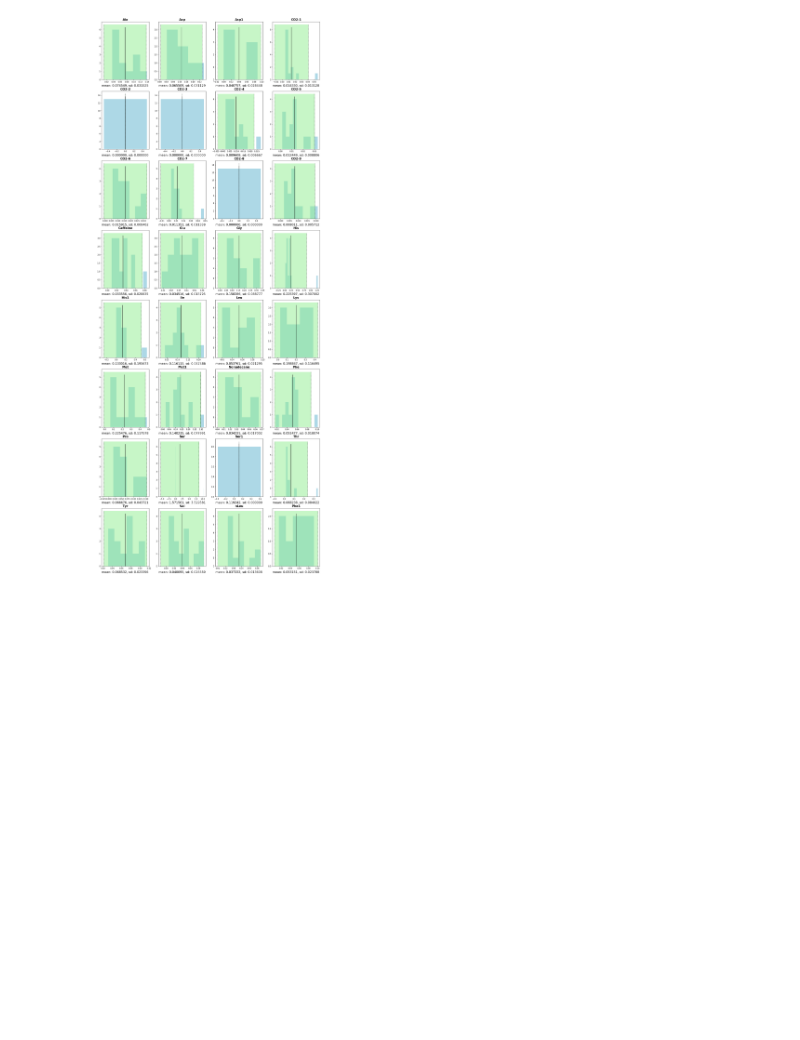
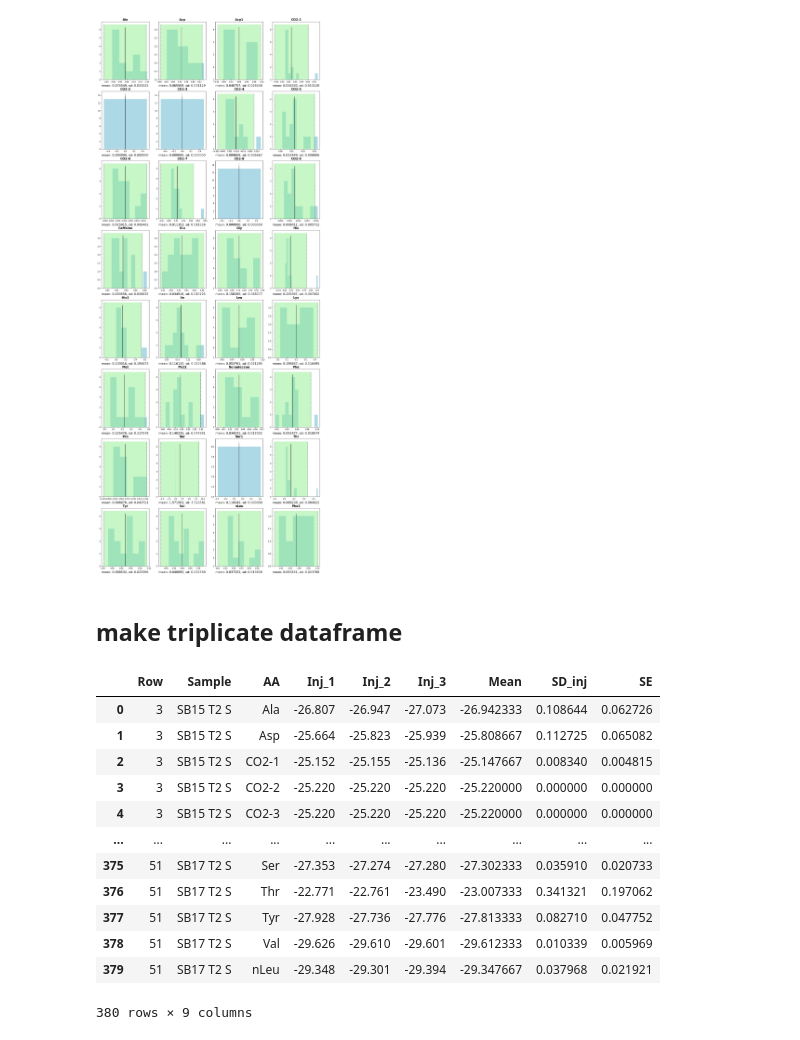
Before and after one commit to quin2/mosipde, a Jupyter notebook: start.ipynb, the cells around one changed output. Saved outputs shown, nothing was run; the diff lists cells and outputs as text; code cells hidden in the pictures; blank space fills up the shorter version.

```diff
--- a/start.ipynb
+++ b/start.ipynb
@@ -767,3 +777,40 @@ for idx, col in enumerate(all_sd.columns):
 plt.show()
 # %% [output]
 [figure]
+# %% [markdown]
+## make triplicate dataframe
+# %%
+#get triplicate
+def triplicate_norm():
+    final = []
+    out = _all['Identifier 1'].unique()
+    out = np.delete(out, 0) #assumes aa std will always be at run 0...
+
+    for sample in out:
+        data = _all[_all['Identifier 1'] == sample]
+        for compound in data.columns[2:]:
+            alj = data[compound].values
+            if not np.isnan(np.sum(alj)):
+                final.append([data.index.values[0], sample, compound, alj[0], alj[1], alj[2], np.mean(alj), np.std(alj), (np.std(alj)/np.sqrt(len(alj)))])
+
+    cNames = ['Row', 'Sample', 'AA', 'Inj_1', 'Inj_2', 'Inj_3', 'Mean', 'SD_inj', 'SE']
+
+    return pd.DataFrame(data=final, columns=cNames)
+
+tn = triplicate_norm()
+
+tn
+# %% [output]
+|  | Row | Sample | AA | Inj_1 | Inj_2 | Inj_3 | Mean | SD_inj | SE |
+| 0 | 3 | SB15 T2 S | Ala | -26.807 | -26.947 | -27.073 | -26.942333 | 0.108644 | 0.062726 |
+| 1 | 3 | SB15 T2 S | Asp | -25.664 | -25.823 | -25.939 | -25.808667 | 0.112725 | 0.065082 |
+| 2 | 3 | SB15 T2 S | CO2-1 | -25.152 | -25.155 | -25.136 | -25.147667 | 0.008340 | 0.004815 |
+| 3 | 3 | SB15 T2 S | CO2-2 | -25.220 | -25.220 | -25.220 | -25.220000 | 0.000000 | 0.000000 |
+| 4 | 3 | SB15 T2 S | CO2-3 | -25.220 | -25.220 | -25.220 | -25.220000 | 0.000000 | 0.000000 |
+| ... | ... | ... | ... | ... | ... | ... | ... | ... | ... |
+| 375 | 51 | SB17 T2 S | Ser | -27.353 | -27.274 | -27.280 | -27.302333 | 0.035910 | 0.020733 |
+| 376 | 51 | SB17 T2 S | Thr | -22.771 | -22.761 | -23.490 | -23.007333 | 0.341321 | 0.197062 |
+| 377 | 51 | SB17 T2 S | Tyr | -27.928 | -27.736 | -27.776 | -27.813333 | 0.082710 | 0.047752 |
+| 378 | 51 | SB17 T2 S | Val | -29.626 | -29.610 | -29.601 | -29.612333 | 0.010339 | 0.005969 |
+| 379 | 51 | SB17 T2 S | nLeu | -29.348 | -29.301 | -29.394 | -29.347667 | 0.037968 | 0.021921 |
+380 rows × 9 columns
```
Also changed, not shown: parts of 17 cells of this notebook, 54 other files.
